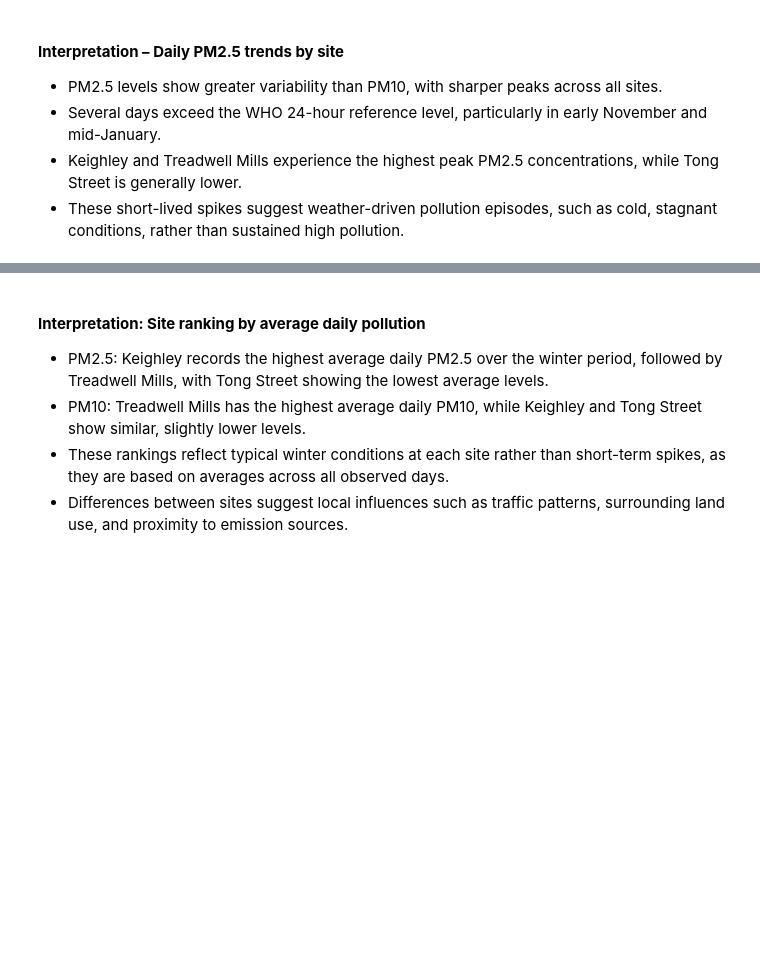
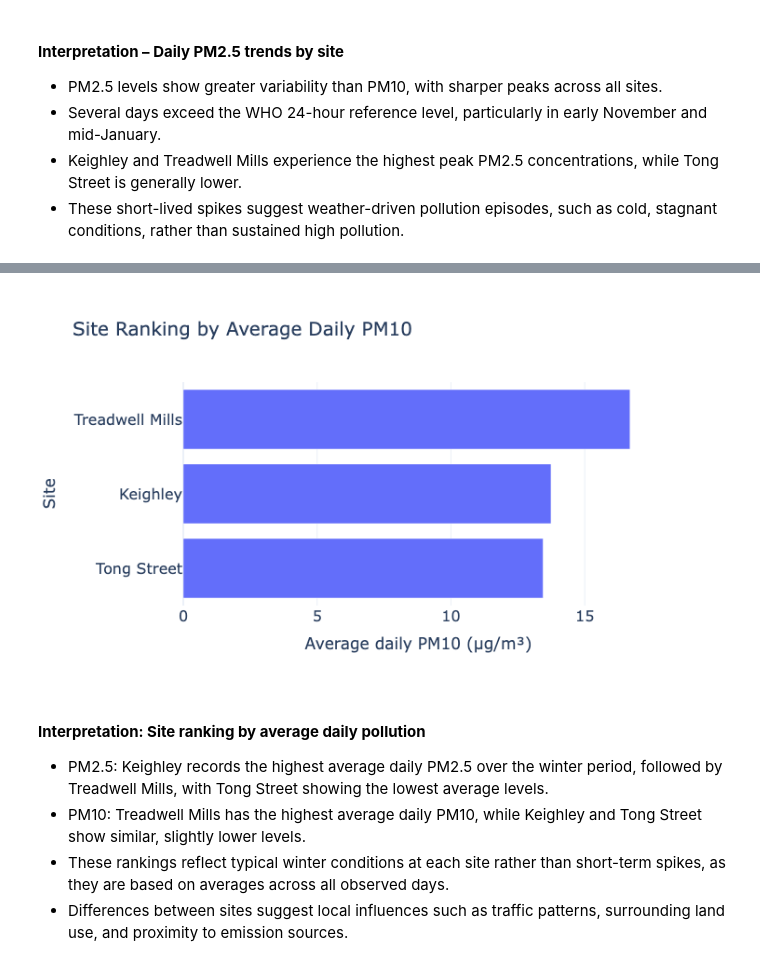
Before and after one commit to sayo2rule/bradford-air-quality-hdrc, a Jupyter notebook: notebooks/air_quality_analysis.ipynb, the cells around one changed output, grey strips where cells are left out. Drawn from its saved outputs; the diff is of its cells as text; code cells hidden in the pictures; blank space fills up the shorter version.

```diff
--- a/notebooks/air_quality_analysis.ipynb
+++ b/notebooks/air_quality_analysis.ipynb
@@ -719,3 +742,44 @@ pio.write_html(fig_rank_pm10, out_dir / "ranking_pm10_by_site.html", include_plo
+# %%
+fig_rank_pm10 = px.bar(
+    rank_pm10,
+    x="pm10_avg_daily",
+    y="site",
+    orientation="h",
+    title="Site Ranking by Average Daily PM10",
+    labels={
+        "pm10_avg_daily": "Average daily PM10 (µg/m³)",
+        "site": "Site"
+    },
+    hover_data={"pm10_days_with_data": True},
+)
+
+fig_rank_pm10.update_layout(
+    template="plotly_white",
+    height=420,
+    title_font_size=20
+)
+
+# Make axis ticks larger
+fig_rank_pm10.update_xaxes(
+    tickfont=dict(size=16),
+    title_font=dict(size=17)
+)
+
+fig_rank_pm10.update_yaxes(
+    categoryorder="total ascending",
+    tickfont=dict(size=16),
+    title_font=dict(size=17)
+)
+
+fig_rank_pm10.show()
+
+pio.write_html(
+    fig_rank_pm10,
+    out_dir / "ranking_pm10_by_site.html",
+    include_plotlyjs="cdn"
+)
+# %% [output]
+[figure, added]
 # %% [markdown]
 #### **Interpretation: Site ranking by average daily pollution**
 - PM2.5: Keighley records the highest average daily PM2.5 over the winter period, followed by Treadwell Mills, with Tong Street showing the lowest average levels.
```
Also changed, not shown: parts of 9 cells of this notebook, 5 other files.
